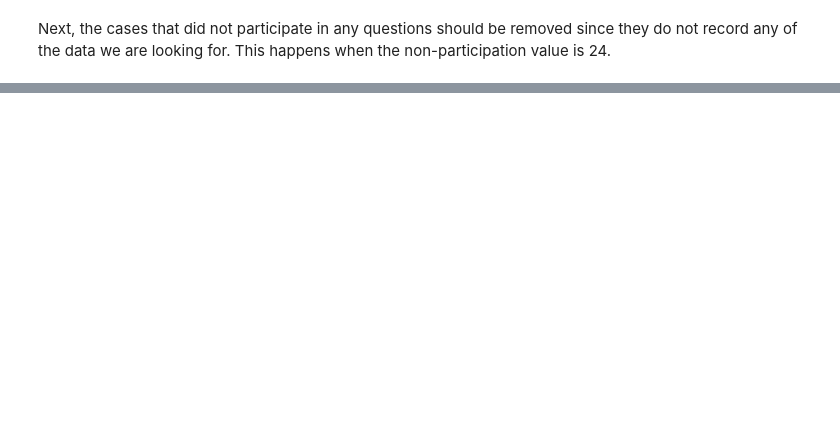
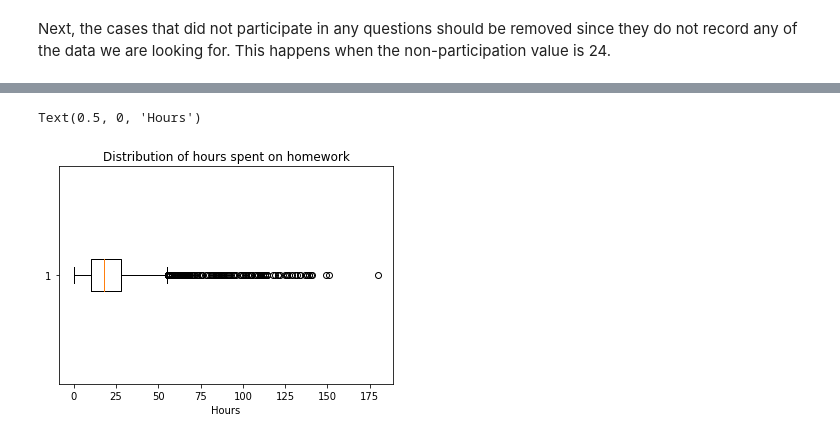
Before and after one commit to shaw5lee/cmsc320_finaltutorial, a Jupyter notebook: tutorial.ipynb, the cells around one changed output, grey strips where cells are left out. Cells and saved outputs as stored; diff of their text form; code cells hidden in the pictures; blank space fills up the shorter version.

```diff
--- a/tutorial.ipynb
+++ b/tutorial.ipynb
@@ -186,0 +199,11 @@ statistics.head()
+# %%
+col = statistics['HOURSTOTAL']
+
+print(col.describe())
+
+print(f'\nCount: {col.count()}')
+print(f'Min: {col.min()}')
+print(f'Max: {col.max()}')
+print(f'Mean: {col.mean()}')
+print(f'Median: {col.median()}')
+print(f'Standard deviation: {col.std()}')
@@ -186,0 +229,10 @@ statistics.head()
+# %%
+fig, ax = plt.subplots()
+
+# the vert option specifies that the boxplot should *not* be vertical
+ax.boxplot(col, vert=0)
+ax.set_title("Distribution of hours spent on homework")
+ax.set_xlabel("Hours")
+# %% [output]
+Text(0.5, 0, 'Hours')
+[figure, added]
```
Also changed, not shown: parts of 35 cells of this notebook, 1 other file.
